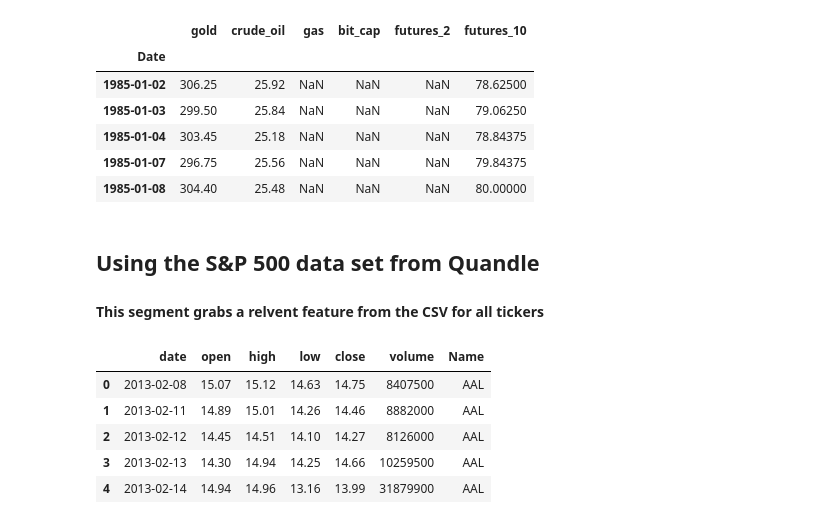
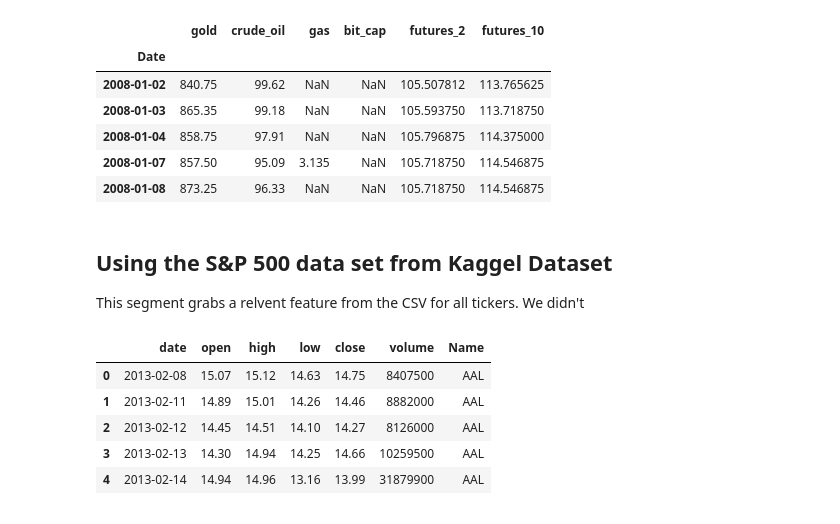
Before and after one commit to c-hamilton/data301_project, a Jupyter notebook: DataCleaning.ipynb, the cells around one changed output. Cells and saved outputs as stored; diff of their text form; code cells hidden in the pictures.

```diff
--- a/DataCleaning.ipynb
+++ b/DataCleaning.ipynb
@@ -70,23 +129,23 @@ predictors = predictors.merge(
     left_index = True
 ).rename(index=str, columns={"Settle": "futures_10"})
 # %%
-predictors = predictors[predictors.index > "1985"]
+predictors = predictors[predictors.index > "2008"]
 predictors.head()
 # %% [output]
 |  | gold | crude_oil | gas | bit_cap | futures_2 | futures_10 |
 | Date |  |  |  |  |  |  |
-| 1985-01-02 | 306.25 | 25.92 | NaN | NaN | NaN | 78.62500 |
-| 1985-01-03 | 299.50 | 25.84 | NaN | NaN | NaN | 79.06250 |
-| 1985-01-04 | 303.45 | 25.18 | NaN | NaN | NaN | 78.84375 |
-| 1985-01-07 | 296.75 | 25.56 | NaN | NaN | NaN | 79.84375 |
-| 1985-01-08 | 304.40 | 25.48 | NaN | NaN | NaN | 80.00000 |
+| 2008-01-02 | 840.75 | 99.62 | NaN | NaN | 105.507812 | 113.765625 |
+| 2008-01-03 | 865.35 | 99.18 | NaN | NaN | 105.593750 | 113.718750 |
+| 2008-01-04 | 858.75 | 97.91 | NaN | NaN | 105.796875 | 114.375000 |
+| 2008-01-07 | 857.50 | 95.09 | 3.135 | NaN | 105.718750 | 114.546875 |
+| 2008-01-08 | 873.25 | 96.33 | NaN | NaN | 105.718750 | 114.546875 |
 # %%
 import pickle
 pickle.dump(predictors, open("predictors.pkl", "wb"))
 # %% [markdown]
-## Using the S&P 500 data set from Quandle
+## Using the S&P 500 data set from Kaggel Dataset
 
-#### This segment grabs a relvent feature from the CSV for all tickers
+This segment grabs a relvent feature from the CSV for all tickers. We didn't
 # %%
 all_stocks = pd.read_csv("data/all_stocks_5yr.csv")
 all_stocks.head()
```
Also changed, not shown: parts of 17 cells of this notebook, 5 other files.
